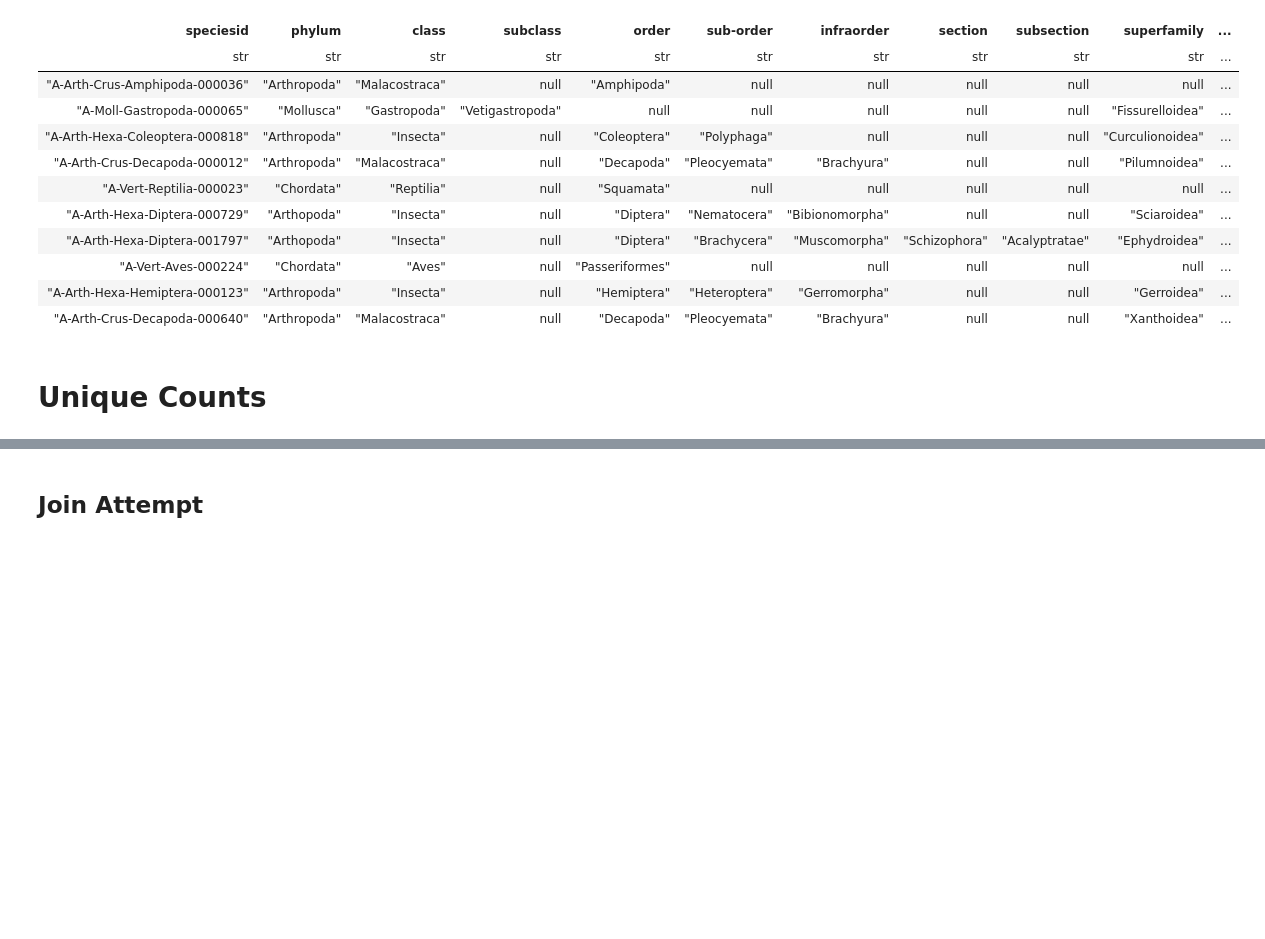
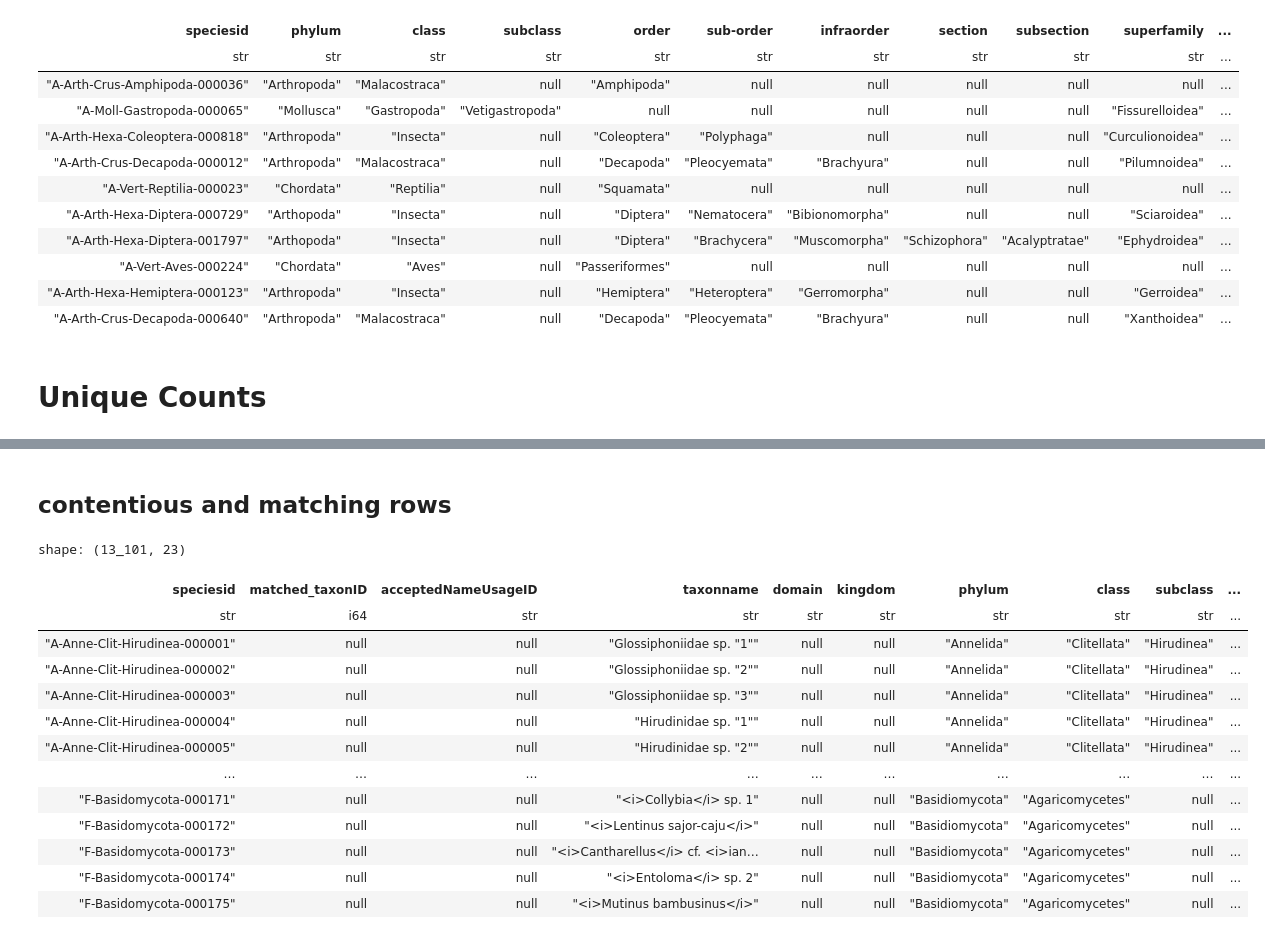
Before and after one commit to roberthobblebottom/lkcnhm_data_wrangling, a Jupyter notebook: __marimo__/explore_datasets_marimo_notebook.ipynb, the cells around one changed output, grey strips where cells are left out. Saved outputs shown, nothing was run; the diff lists cells and outputs as text; code cells hidden in the pictures; blank space fills up the shorter version.

```diff
--- a/__marimo__/explore_datasets_marimo_notebook.ipynb
+++ b/__marimo__/explore_datasets_marimo_notebook.ipynb
@@ -611,3 +562,64 @@ shape: (100, 7)
-# %% [markdown]
-## Join Attempt
+# %% [markdown]
+## contentious and matching rows
+# %%
+matching_df_2 = matching_df.select(
+    (
+        "speciesid",
+        "matched_taxonID",
+        "acceptedNameUsageID",
+        "taxonname",
+        "domain ",
+        "kingdom",
+        "phylum",
+        "class",
+        "subclass",
+        "superorder",
+        "order",
+        "sub-order",
+        "infraorder",
+        "section",
+        "subsection",
+        "superfamily",
+        "family",
+        "subfamily",
+        "tribe",
+        "genus",
+        "subgenus",
+        "specificEpithet",
+        "infraspecificEpithet",
+    )
+)
+
+
+contentious = matching_df_2.filter(pl.col("speciesid").is_duplicated()).sort(
+    by="speciesid"
+)
+matching_df_2 = matching_df_2.filter(
+    ~pl.col("speciesid").is_duplicated()
+).sort(by="speciesid")
+
+
+# I don't know how to do this lines:
+# R code:
+# contentious <- contentious[!contentious$acceptedNameUsageID %in% contentious$matched_taxonID, ]
+# Python code attempt:
+# contentious = contentious.filter(~pl.col('acceptedNameUsageID') == (pl.col('matched_taxonID')))
+
+
+matching_df_2.collect()
+# %% [output]
+shape: (13_101, 23)
+| speciesid | matched_taxonID | acceptedNameUsageID | taxonname | domain | kingdom | phylum | class | subclass | ... |
+| str | i64 | str | str | str | str | str | str | str | ... |
+| "A-Anne-Clit-Hirudinea-000001" | null | null | "Glossiphoniidae sp. "1"" | null | null | "Annelida" | "Clitellata" | "Hirudinea" | ... |
+| "A-Anne-Clit-Hirudinea-000002" | null | null | "Glossiphoniidae sp. "2"" | null | null | "Annelida" | "Clitellata" | "Hirudinea" | ... |
+| "A-Anne-Clit-Hirudinea-000003" | null | null | "Glossiphoniidae sp. "3"" | null | null | "Annelida" | "Clitellata" | "Hirudinea" | ... |
+| "A-Anne-Clit-Hirudinea-000004" | null | null | "Hirudinidae sp. "1"" | null | null | "Annelida" | "Clitellata" | "Hirudinea" | ... |
+| "A-Anne-Clit-Hirudinea-000005" | null | null | "Hirudinidae sp. "2"" | null | null | "Annelida" | "Clitellata" | "Hirudinea" | ... |
+| … | … | … | … | … | … | … | … | … | ... |
+| "F-Basidomycota-000171" | null | null | "<i>Collybia</i> sp. 1" | null | null | "Basidiomycota" | "Agaricomycetes" | null | ... |
+| "F-Basidomycota-000172" | null | null | "<i>Lentinus sajor-caju</i>" | null | null | "Basidiomycota" | "Agaricomycetes" | null | ... |
+| "F-Basidomycota-000173" | null | null | "<i>Cantharellus</i> cf. <i>ian… | null | null | "Basidiomycota" | "Agaricomycetes" | null | ... |
+| "F-Basidomycota-000174" | null | null | "<i>Entoloma</i> sp. 2" | null | null | "Basidiomycota" | "Agaricomycetes" | null | ... |
+| "F-Basidomycota-000175" | null | null | "<i>Mutinus bambusinus</i>" | null | null | "Basidiomycota" | "Agaricomycetes" | null | ... |
 # %%
```
Also changed, not shown: parts of 64 cells of this notebook, 3 other files.
